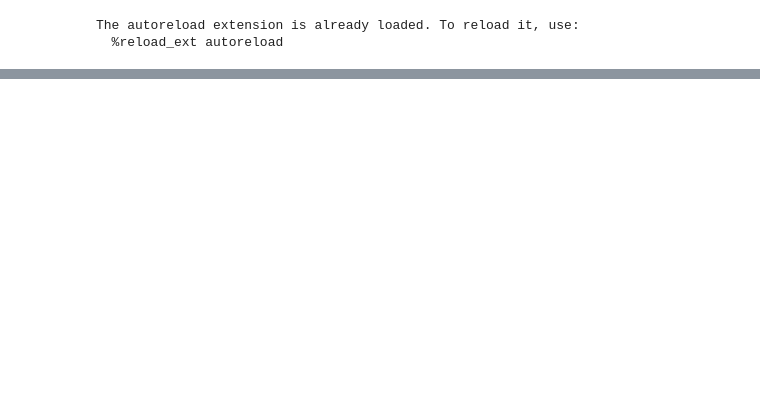
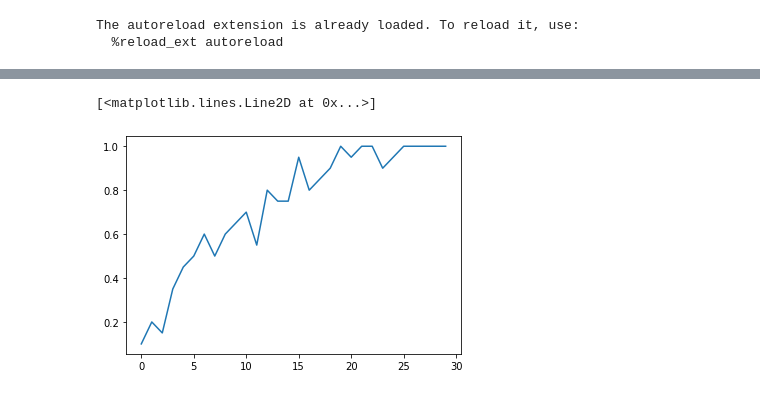
Before and after one commit to vutuanhai237/DynamicQNN, a Jupyter notebook: codes/baseline.ipynb, the cells around one changed output, grey strips where cells are left out. Cells and saved outputs as stored; diff of their text form; code cells hidden in the pictures; blank space fills up the shorter version.

```diff
--- a/codes/baseline.ipynb
+++ b/codes/baseline.ipynb
@@ -49,3 +21,8 @@ H3 = hmodel1.fit(x_train, y_train, validation_data=(x_val, y_val),
+# %%
+plt.plot(H2.history["accuracy"])
+# %% [output]
+[<matplotlib.lines.Line2D at 0x...>]
+[figure, added]
 # %%
 plt.imshow(x_train[0])
 # %% [output]
```
Also changed, not shown: parts of 3 cells of this notebook, 46 other files.
